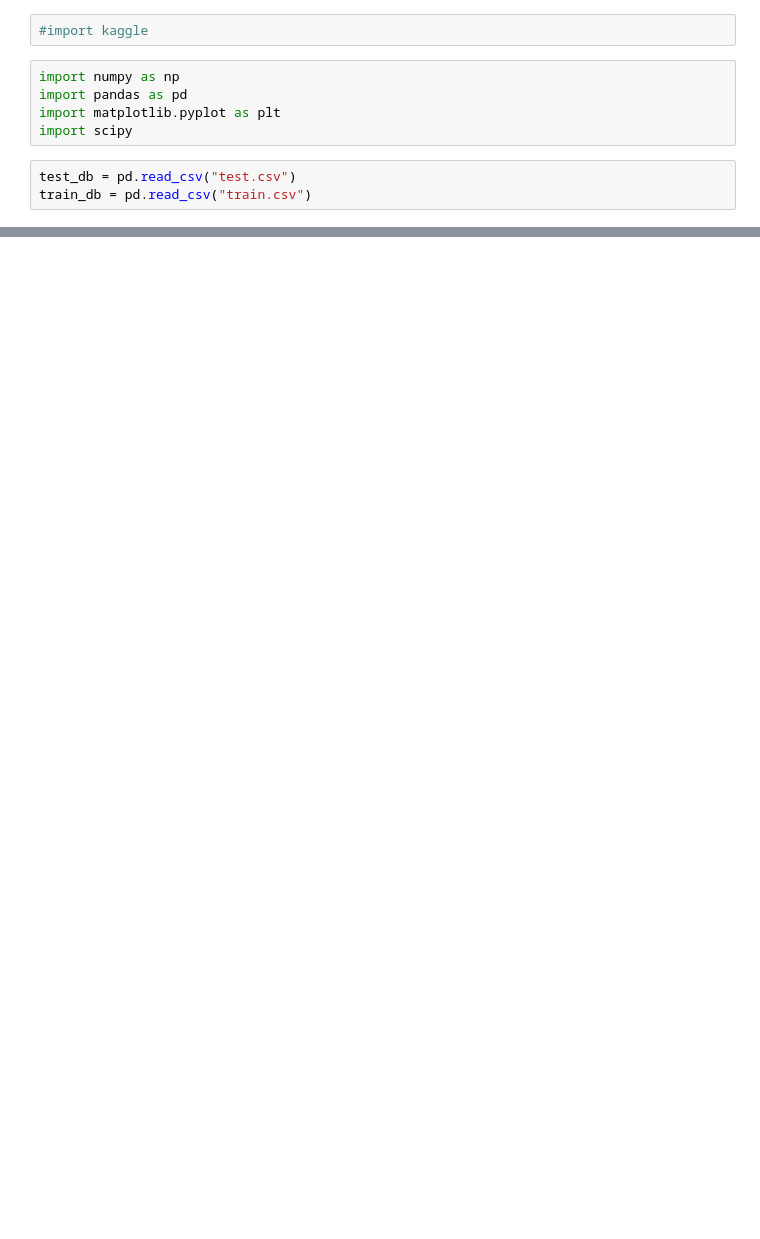
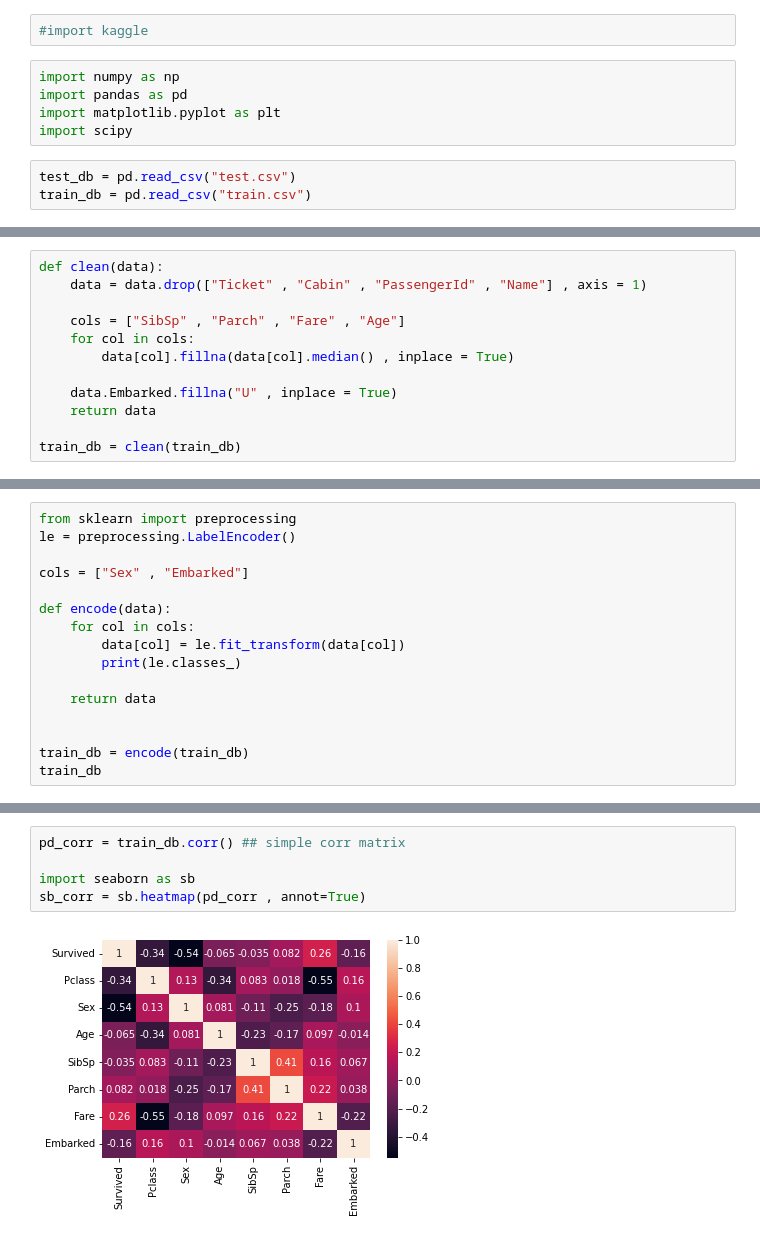
Before and after one commit to mrinal15/titanic, a Jupyter notebook: code.ipynb, the cells around one changed output, grey strips where cells are left out. Drawn from its saved outputs; the diff is of its cells as text; blank space fills up the shorter version.

```diff
--- a/code.ipynb
+++ b/code.ipynb
@@ -32,0 +78,12 @@ train_db[train_db.Sex == 'female'][train_db.Survived == 1].count()
+# %%
+def clean(data):
+    data = data.drop(["Ticket" , "Cabin" , "PassengerId" , "Name"] , axis = 1)
+
+    cols = ["SibSp" , "Parch" , "Fare" , "Age"]
+    for col in cols:
+        data[col].fillna(data[col].median() , inplace = True)
+
+    data.Embarked.fillna("U" , inplace = True)
+    return data
+
+train_db = clean(train_db)
@@ -32,0 +99,16 @@ train_db[train_db.Sex == 'female'][train_db.Survived == 1].count()
+# %%
+from sklearn import preprocessing
+le = preprocessing.LabelEncoder()
+
+cols = ["Sex" , "Embarked"]
+
+def encode(data):
+    for col in cols:
+        data[col] = le.fit_transform(data[col])
+        print(le.classes_)
+
+    return data
+
+
+train_db = encode(train_db)
+train_db
@@ -32,0 +131,7 @@ train_db[train_db.Sex == 'female'][train_db.Survived == 1].count()
+# %%
+pd_corr = train_db.corr() ## simple corr matrix
+
+import seaborn as sb
+sb_corr = sb.heatmap(pd_corr , annot=True)
+# %% [output]
+[figure, added]
```
Also changed, not shown: parts of 10 cells of this notebook.
